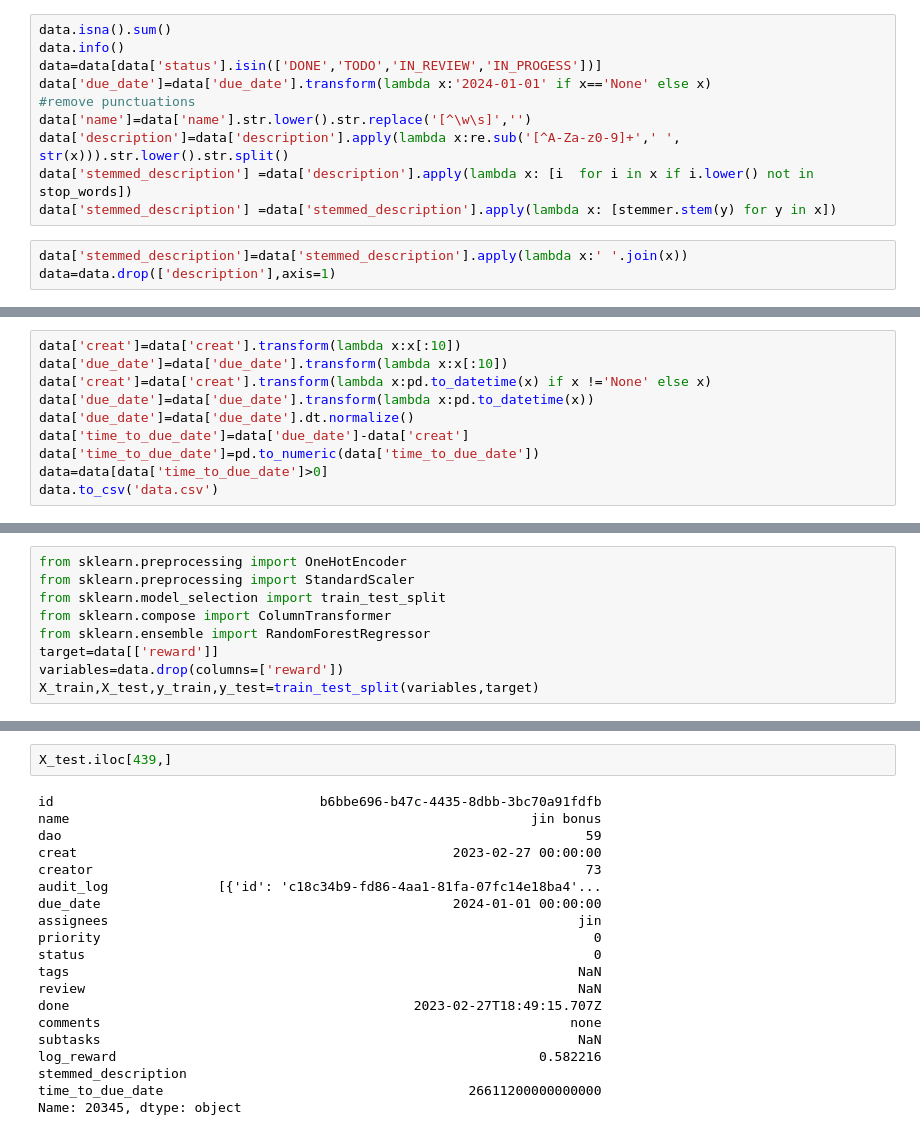
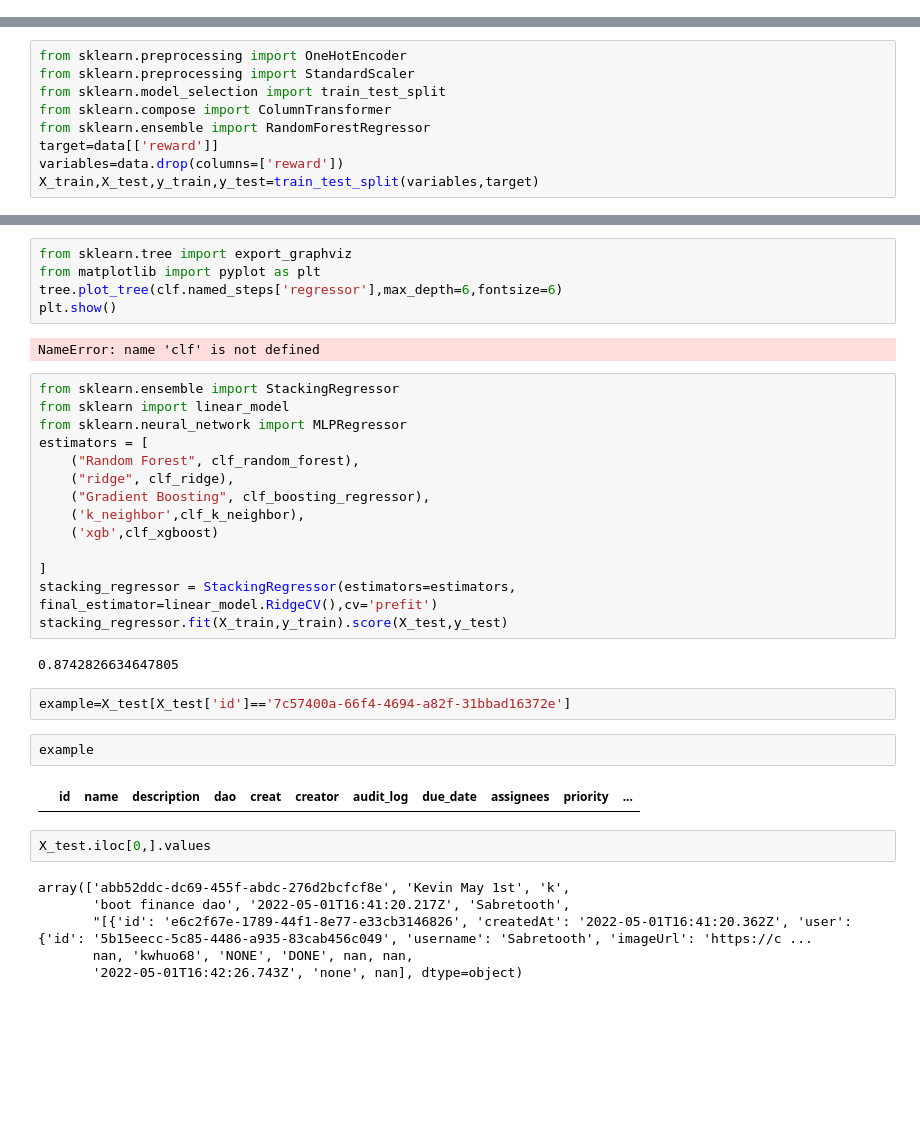
Before and after one commit to x2125001/WonderProject, a Jupyter notebook: bounty_regression.ipynb, the cells around one changed output, grey strips where cells are left out. Drawn from its saved outputs; the diff is of its cells as text; blank space fills up the shorter version.

```diff
--- a/bounty_regression.ipynb
+++ b/bounty_regression.ipynb
@@ -90,13 +182,0 @@ data['log_reward'].hist(ax=axis[1])
-# %%
-data.isna().sum()
-data.info()
-data=data[data['status'].isin(['DONE','TODO','IN_REVIEW','IN_PROGESS'])]
-data['due_date']=data['due_date'].transform(lambda x:'2024-01-01' if x=='None' else x)
-#remove punctuations
-data['name']=data['name'].str.lower().str.replace('[^\w\s]','')
-data['description']=data['description'].apply(lambda x:re.sub('[^A-Za-z0-9]+',' ', str(x))).str.lower().str.split()
-data['stemmed_description'] =data['description'].apply(lambda x: [i  for i in x if i.lower() not in stop_words])
-data['stemmed_description'] =data['stemmed_description'].apply(lambda x: [stemmer.stem(y) for y in x])
-# %%
-data['stemmed_description']=data['stemmed_description'].apply(lambda x:' '.join(x))
-data=data.drop(['description'],axis=1)
@@ -119,13 +183,3 @@ data.plot.scatter(x='creat',y='reward')
-# %%
-data['creat']=data['creat'].transform(lambda x:x[:10])
-data['due_date']=data['due_date'].transform(lambda x:x[:10])
-data['creat']=data['creat'].transform(lambda x:pd.to_datetime(x) if x !='None' else x)
-data['due_date']=data['due_date'].transform(lambda x:pd.to_datetime(x))
-data['due_date']=data['due_date'].dt.normalize()
-data['time_to_due_date']=data['due_date']-data['creat']
-data['time_to_due_date']=pd.to_numeric(data['time_to_due_date'])
-data=data[data['time_to_due_date']>0]
-data.to_csv('data.csv')
 # %%
 from sklearn.ensemble import GradientBoostingRegressor
 reg = GradientBoostingRegressor(random_state=0)
@@ -204,22 +271,37 @@ mean_squared_error([i[0] for i in y_test.values.tolist()], predictions)
+# %%
+from sklearn.tree import export_graphviz
+from matplotlib import pyplot as plt
+tree.plot_tree(clf.named_steps['regressor'],max_depth=6,fontsize=6)
+plt.show()
+# %% [output]
+NameError: name 'clf' is not defined
+# %%
+from sklearn.ensemble import StackingRegressor
+from sklearn import linear_model
+from sklearn.neural_network import MLPRegressor
+estimators = [
+    ("Random Forest", clf_random_forest),
+    ("ridge", clf_ridge),
+    ("Gradient Boosting", clf_boosting_regressor),
+    ('k_neighbor',clf_k_neighbor),
+    ('xgb',clf_xgboost)
+
+]
+stacking_regressor = StackingRegressor(estimators=estimators, final_estimator=linear_model.RidgeCV(),cv='prefit')
+stacking_regressor.fit(X_train,y_train).score(X_test,y_test)
+# %% [output]
+0.8742826634647805
+# %%
+example=X_test[X_test['id']=='7c57400a-66f4-4694-a82f-31bbad16372e']
+# %%
+example
+# %% [output]
+|  | id | name | description | dao | creat | creator | audit_log | due_date | assignees | priority | ... |
 # %%
-X_test.iloc[439,]
+X_test.iloc[0,].values
 # %% [output]
-id                                  b6bbe696-b47c-4435-8dbb-3bc70a91fdfb
-name                                                           jin bonus
-dao                                                                   59
-creat                                                2023-02-27 00:00:00
-creator                                                               73
-audit_log              [{'id': 'c18c34b9-fd86-4aa1-81fa-07fc14e18ba4'...
-due_date                                             2024-01-01 00:00:00
-assignees                                                            jin
-priority                                                               0
-status                                                                 0
-tags                                                                 NaN
-review                                                               NaN
-done                                            2023-02-27T18:49:15.707Z
-comments                                                            none
-subtasks                                                             NaN
-log_reward                                                      0.582216
-stemmed_description
-time_to_due_date                                       26611200000000000
-Name: 20345, dtype: object
+array(['abb52ddc-dc69-455f-abdc-276d2bcfcf8e', 'Kevin May 1st', 'k',
+       'boot finance dao', '2022-05-01T16:41:20.217Z', 'Sabretooth',
+       "[{'id': 'e6c2f67e-1789-44f1-8e77-e33cb3146826', 'createdAt': '2022-05-01T16:41:20.362Z', 'user': {'id': '5b15eecc-5c85-4486-a935-83cab456c049', 'username': 'Sabretooth', 'imageUrl': 'https://c ...
+       nan, 'kwhuo68', 'NONE', 'DONE', nan, nan,
+       '2022-05-01T16:42:26.743Z', 'none', nan], dtype=object)
```
Also changed, not shown: parts of 47 cells of this notebook, 38 other files.
